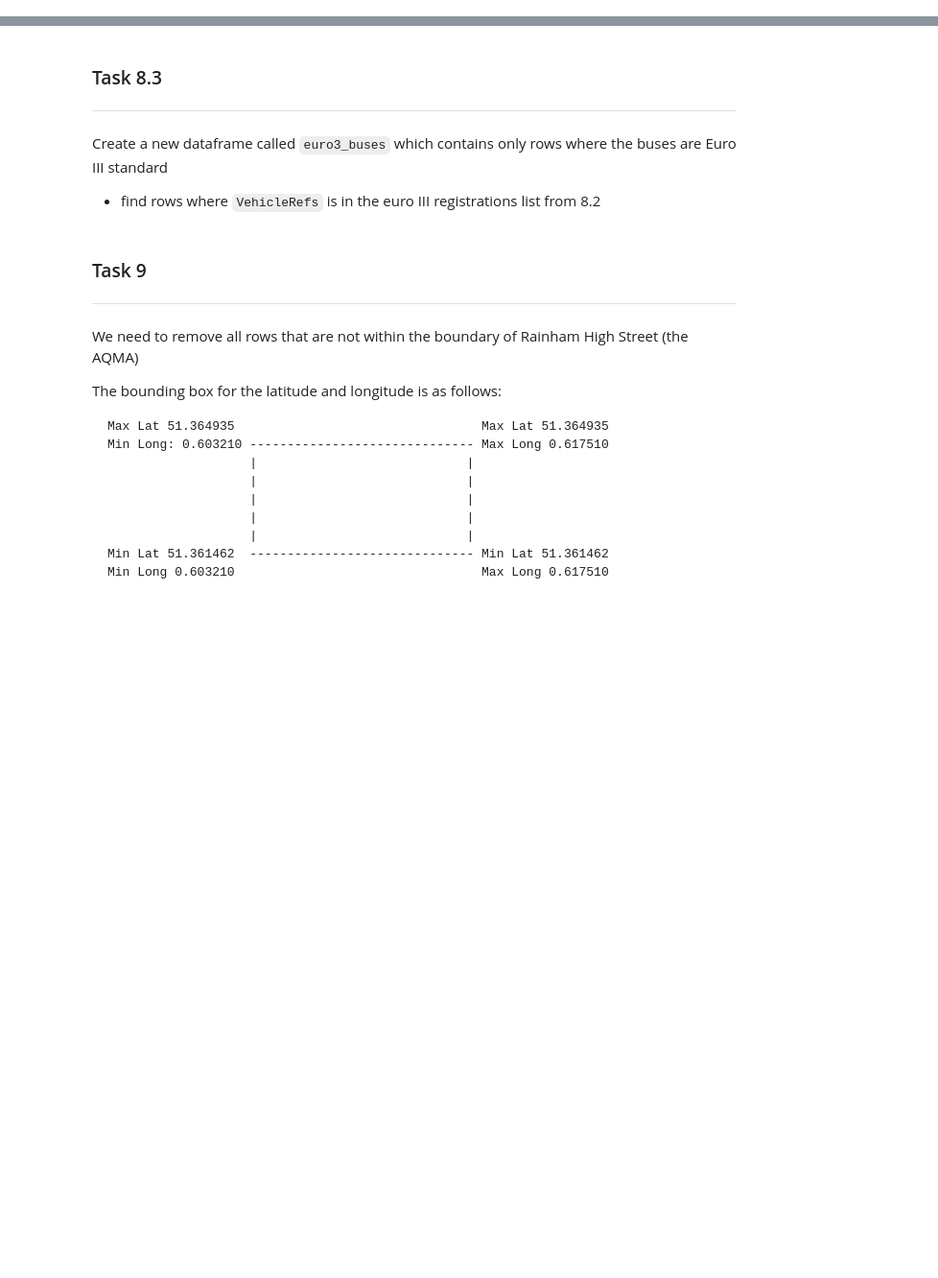
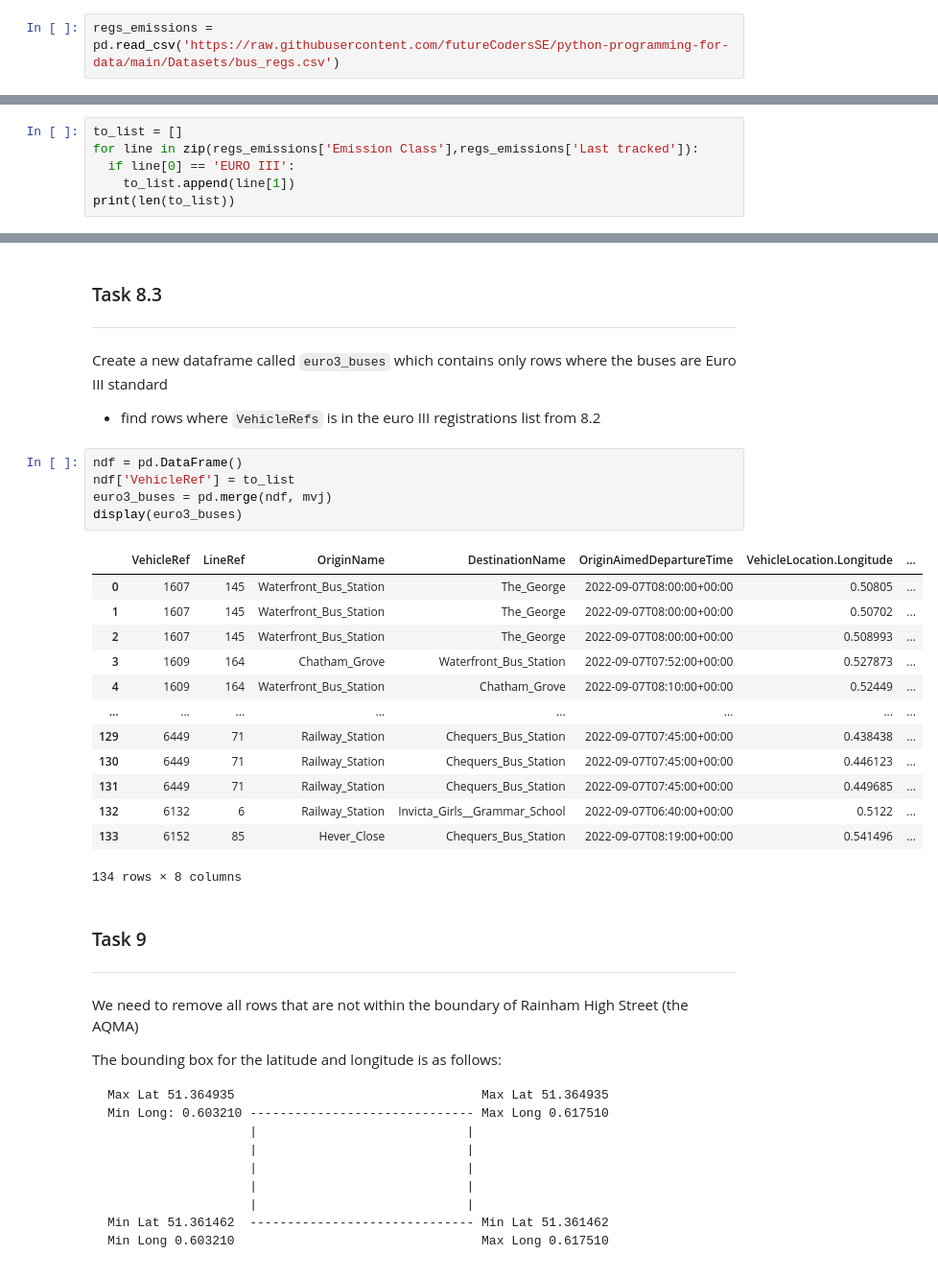
Before and after one commit to JackSandford/ECK, a Jupyter notebook: Projects/Bus_Data_dataset_simplification.ipynb, the cells around one changed output, grey strips where cells are left out. Shown at 96% size. Cells and saved outputs as stored; diff of their text form; blank space fills up the shorter version.

```diff
--- a/Projects/Bus_Data_dataset_simplification.ipynb
+++ b/Projects/Bus_Data_dataset_simplification.ipynb
@@ -224,6 +241,8 @@ To do this:
 ### Task 8.1
 ---
 * read into a new dataframe called `regs_emissions` the vehicle registrations dataset from this link: "https://raw.githubusercontent.com/futureCodersSE/python-programming-for-data/main/Datasets/bus_regs.csv"
+# %%
+regs_emissions = pd.read_csv('https://raw.githubusercontent.com/futureCodersSE/python-programming-for-data/main/Datasets/bus_regs.csv')
 # %% [markdown]
 ### Task 8.2
 ---
@@ -235,3 +254,9 @@ Create a list from the `regs_emissions` dataframe containing all the registratio
 
 euro3 list has length 56
 euro3 list first entry is 1607
+# %%
+to_list = []
+for line in zip(regs_emissions['Emission Class'],regs_emissions['Last tracked']):
+  if line[0] == 'EURO III':
+    to_list.append(line[1])
+print(len(to_list))
@@ -242,6 +269,25 @@ euro3 list first entry is 1607
 Create a new dataframe called `euro3_buses` which contains only rows where the buses are Euro III standard
 
 * find rows where `VehicleRefs` is in the euro III registrations list from 8.2
+# %%
+ndf = pd.DataFrame()
+ndf['VehicleRef'] = to_list
+euro3_buses = pd.merge(ndf, mvj)
+display(euro3_buses)
+# %% [output]
+|  | VehicleRef | LineRef | OriginName | DestinationName | OriginAimedDepartureTime | VehicleLocation.Longitude | ... |
+| 0 | 1607 | 145 | Waterfront_Bus_Station | The_George | 2022-09-07T08:00:00+00:00 | 0.50805 | ... |
+| 1 | 1607 | 145 | Waterfront_Bus_Station | The_George | 2022-09-07T08:00:00+00:00 | 0.50702 | ... |
+| 2 | 1607 | 145 | Waterfront_Bus_Station | The_George | 2022-09-07T08:00:00+00:00 | 0.508993 | ... |
+| 3 | 1609 | 164 | Chatham_Grove | Waterfront_Bus_Station | 2022-09-07T07:52:00+00:00 | 0.527873 | ... |
+| 4 | 1609 | 164 | Waterfront_Bus_Station | Chatham_Grove | 2022-09-07T08:10:00+00:00 | 0.52449 | ... |
+| ... | ... | ... | ... | ... | ... | ... | ... |
+| 129 | 6449 | 71 | Railway_Station | Chequers_Bus_Station | 2022-09-07T07:45:00+00:00 | 0.438438 | ... |
+| 130 | 6449 | 71 | Railway_Station | Chequers_Bus_Station | 2022-09-07T07:45:00+00:00 | 0.446123 | ... |
+| 131 | 6449 | 71 | Railway_Station | Chequers_Bus_Station | 2022-09-07T07:45:00+00:00 | 0.449685 | ... |
+| 132 | 6132 | 6 | Railway_Station | Invicta_Girls__Grammar_School | 2022-09-07T06:40:00+00:00 | 0.5122 | ... |
+| 133 | 6152 | 85 | Hever_Close | Chequers_Bus_Station | 2022-09-07T08:19:00+00:00 | 0.541496 | ... |
+134 rows × 8 columns
 # %% [markdown]
 ### Task 9
 ---
```
Also changed, not shown: parts of 2 cells of this notebook.
